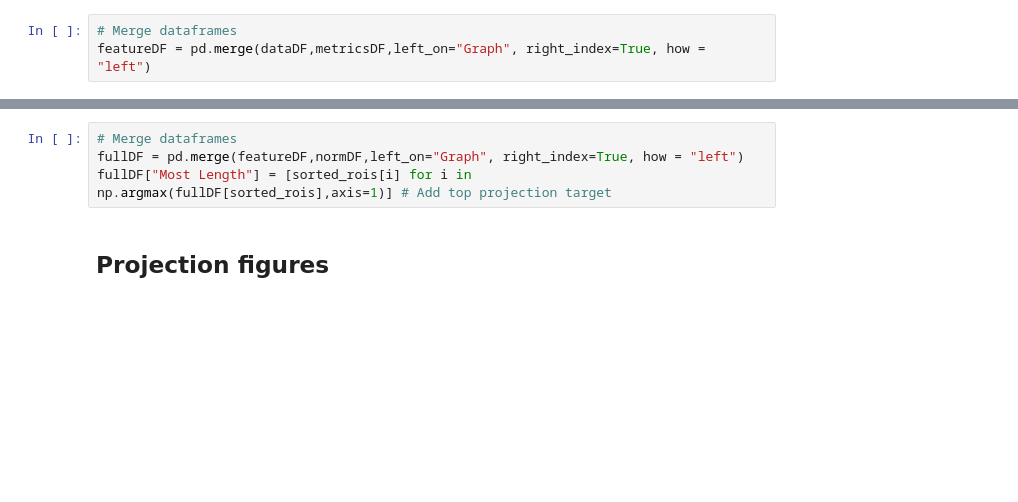
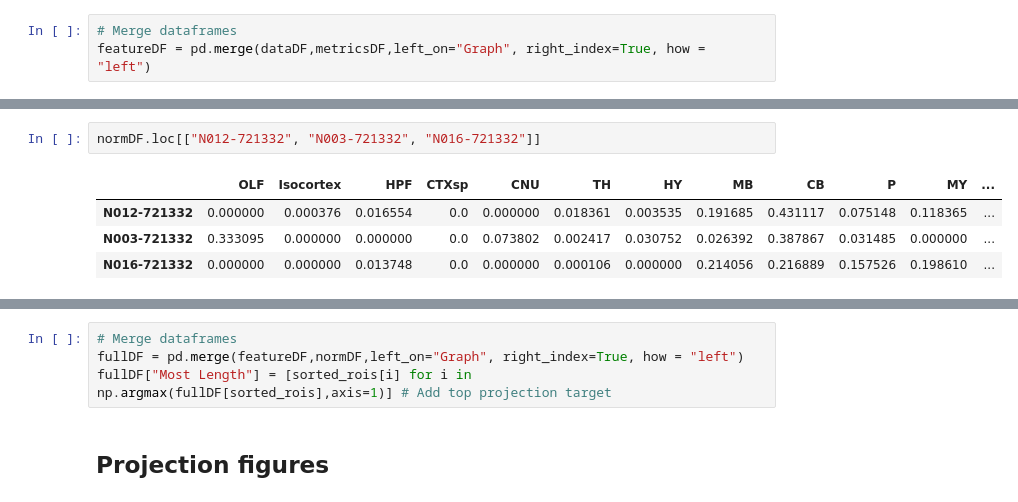
Before and after one commit to AllenNeuralDynamics/aind-LC-morphologies, a Jupyter notebook: code/LC Manuscript Figure 2 Analyses.ipynb, the cells around one changed output, grey strips where cells are left out. Saved outputs shown, nothing was run; the diff lists cells and outputs as text; blank space fills up the shorter version.

```diff
--- a/code/LC Manuscript Figure 2 Analyses.ipynb
+++ b/code/LC Manuscript Figure 2 Analyses.ipynb
@@ -186,3 +116,10 @@ featureDF = pd.merge(dataDF,metricsDF,left_on="Graph", right_index=True, how = "
+# %%
+normDF.loc[["N012-721332", "N003-721332", "N016-721332"]]
+# %% [output]
+|  | OLF | Isocortex | HPF | CTXsp | CNU | TH | HY | MB | CB | P | MY | ... |
+| N012-721332 | 0.000000 | 0.000376 | 0.016554 | 0.0 | 0.000000 | 0.018361 | 0.003535 | 0.191685 | 0.431117 | 0.075148 | 0.118365 | ... |
+| N003-721332 | 0.333095 | 0.000000 | 0.000000 | 0.0 | 0.073802 | 0.002417 | 0.030752 | 0.026392 | 0.387867 | 0.031485 | 0.000000 | ... |
+| N016-721332 | 0.000000 | 0.000000 | 0.013748 | 0.0 | 0.000000 | 0.000106 | 0.000000 | 0.214056 | 0.216889 | 0.157526 | 0.198610 | ... |
 # %%
 # Get normalized features
 normDF = pd.concat([lengthDF.divide(lengthDF.sum(axis = 1), axis = 0)[sorted_rois],
```
Also changed, not shown: parts of 8 cells of this notebook, 2 other files.
